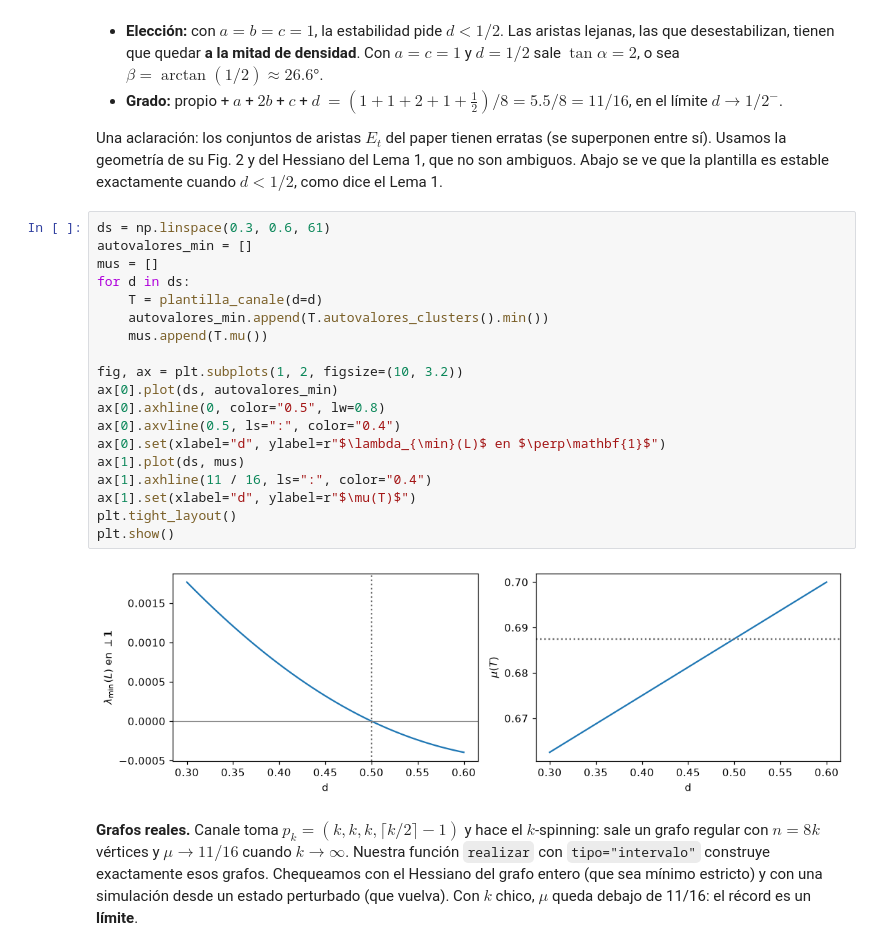
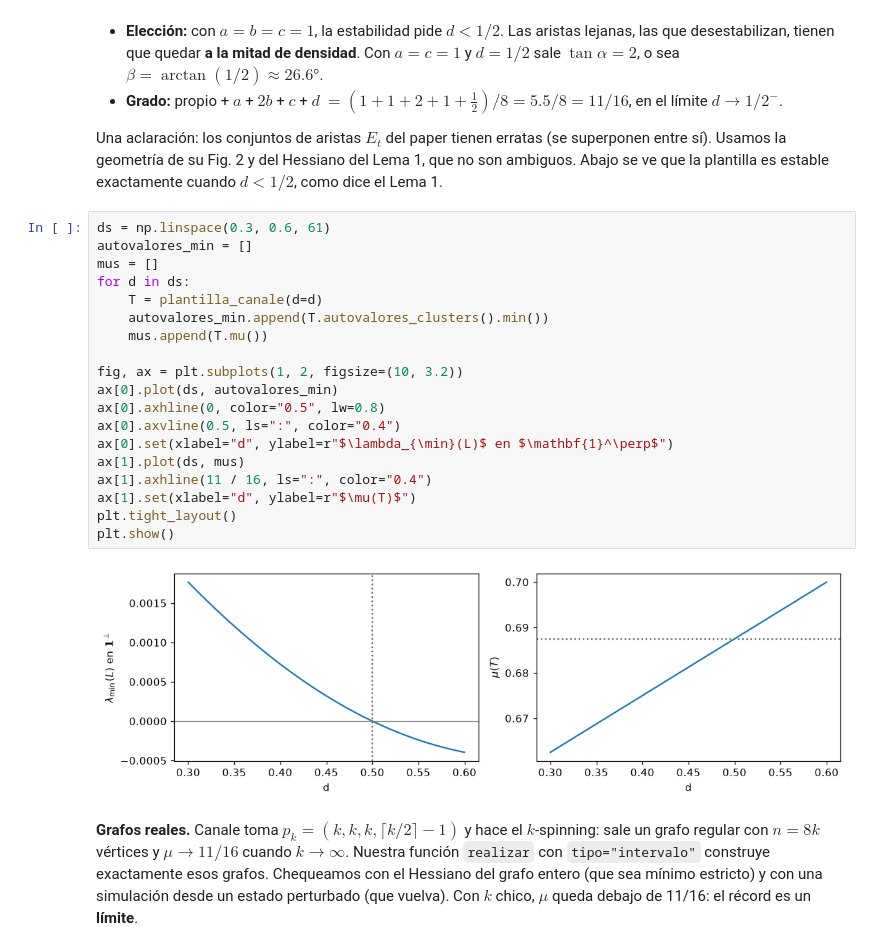
Before and after one commit to Nicoyanz98/investighaton-teo-optimizacion-2026, a Jupyter notebook: notebooks/Implementacion_papers.ipynb, the cells around one changed output. Cells and saved outputs as stored; diff of their text form.

```diff
--- a/notebooks/Implementacion_papers.ipynb
+++ b/notebooks/Implementacion_papers.ipynb
@@ -250,24 +252,24 @@ plantilla es estable exactamente cuando $d < 1/2$, como dice el Lema 1.
 # %%
 ds = np.linspace(0.3, 0.6, 61)
 autovalores_min = []
 mus = []
 for d in ds:
     T = plantilla_canale(d=d)
     autovalores_min.append(T.autovalores_clusters().min())
     mus.append(T.mu())
 
 fig, ax = plt.subplots(1, 2, figsize=(10, 3.2))
 ax[0].plot(ds, autovalores_min)
 ax[0].axhline(0, color="0.5", lw=0.8)
 ax[0].axvline(0.5, ls=":", color="0.4")
-ax[0].set(xlabel="d", ylabel=r"$\lambda_{\min}(L)$ en $\perp\mathbf{1}$")
+ax[0].set(xlabel="d", ylabel=r"$\lambda_{\min}(L)$ en $\mathbf{1}^\perp$")
 ax[1].plot(ds, mus)
 ax[1].axhline(11 / 16, ls=":", color="0.4")
 ax[1].set(xlabel="d", ylabel=r"$\mu(T)$")
 plt.tight_layout()
 plt.show()
 # %% [output]
-[figure, old version]
+[figure, new version]
 # %% [markdown]
 **Grafos reales.** Canale toma $p_k = (k, k, k, \lceil k/2\rceil - 1)$ y hace el $k$-spinning: sale un
 grafo regular con $n = 8k$ vértices y $\mu \to 11/16$ cuando $k \to \infty$. Nuestra función
```
Also changed, not shown: parts of 2 cells of this notebook, 5 other files.
